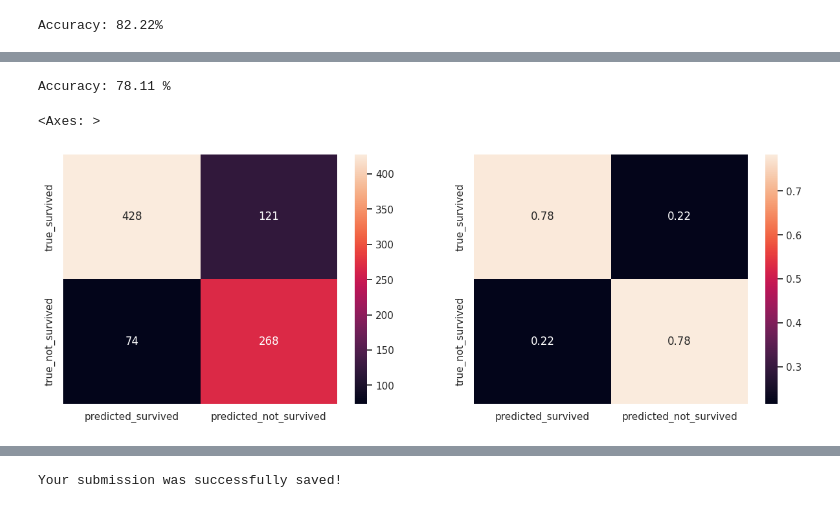
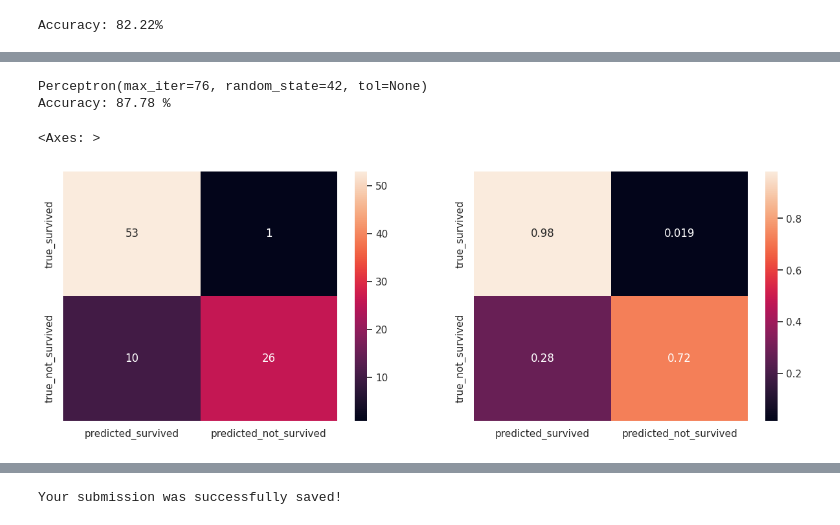
Before and after one commit to Ankudar/kaggle, a Jupyter notebook: titanic.ipynb, the cells around one changed output, grey strips where cells are left out. Saved outputs shown, nothing was run; the diff lists cells and outputs as text; code cells hidden in the pictures.

```diff
--- a/titanic.ipynb
+++ b/titanic.ipynb
@@ -648,7 +778,7 @@ if check_all_models == True:
 
     # Определение гиперпараметров
     param_grid = {
-        'n_estimators': range(15, 20),
+        'n_estimators': range(20, 50),
         'max_depth': range(1, 10)
     }
 
@@ -667,5 +797,5 @@ if check_all_models == True:
     acc_random_forest = round(grid_search.best_score_ * 100, 2)
 
     print(f"Best accuracy is {acc_random_forest}% with n_estimators = {best_params['n_estimators']}, max_depth = {best_params['max_depth']}")
-    results['RandomForestClassifier'] = {'best_accuracy': acc_random_forest, 'best_params': best_params}
+    results['RandomForestClassifier'] = {'best_accuracy': acc_random_forest, 'best_params': best_params, 'cv':3, 'n_jobs':-1}
 # %% [output]
@@ -695,5 +825,5 @@ if check_all_models == True:
     acc_catboost = round(grid_search.best_score_ * 100, 2)
 
     print(f"Best accuracy is {acc_catboost}% with iterations = {best_params['iterations']}, depth = {best_params['depth']} and learning_rate = {best_params['learning_rate']}")
-    results['CatBoostClassifier'] = {'best_accuracy': acc_catboost, 'best_params': best_params}
+    results['CatBoostClassifier'] = {'best_accuracy': acc_catboost, 'best_params': best_params, 'cv':3, 'n_jobs':-1}
 # %% [output]
@@ -723,5 +853,5 @@ if check_all_models == True:
     acc_gbc = round(grid_search.best_score_ * 100, 2)
 
     print(f"Best accuracy is {acc_gbc}% with n_estimators = {best_params['n_estimators']}, learning_rate = {best_params['learning_rate']} and max_depth = {best_params['max_depth']}")
-    results['GradientBoostingClassifier'] = {'best_accuracy': acc_gbc, 'best_params': best_params}
+    results['GradientBoostingClassifier'] = {'best_accuracy': acc_gbc, 'best_params': best_params, 'cv':3, 'n_jobs':-1}
 # %% [output]
@@ -753,5 +883,5 @@ if check_all_models == True:
     acc_xgb = round(grid_search.best_score_ * 100, 2)
 
     print(f"Best accuracy is {acc_xgb}% with n_estimators = {best_params['n_estimators']}, learning_rate = {best_params['learning_rate']} and max_depth = {best_params['max_depth']}")
-    results['XGBClassifier'] = {'best_accuracy': acc_xgb, 'best_params': best_params}
+    results['XGBClassifier'] = {'best_accuracy': acc_xgb, 'best_params': best_params, 'use_label_encoder': False, 'eval_metric':'mlogloss'}
 # %% [output]
@@ -840,12 +908,4 @@ Model: KNeighborsClassifier, Best Accuracy: 76.67 percent, Best Parameters: {'n_
 # %%
-#Матрица неточностей/ошибок (confusion matrix) по лучшей моделе
-from xgboost import XGBClassifier
-from sklearn.metrics import confusion_matrix
-import matplotlib.pyplot as plt
-import itertools
-import seaborn as sns
-sns.set()
-
 # Словарь, отображающий имя модели на её класс
 model_dict = {
     'LogisticRegression': LogisticRegression,
@@ -863,10 +923,9 @@ model_dict = {
 
 if check_all_models == False:
     model_name = "SGDClassifier"
-    best_params = {'max_iter': 51}
+    best_params = {'max_iter': 79, 'tol': None}
     results = {}
-    results[model_name] = {'best_params': best_params, 'best_accuracy': 0.9}  # Предположим, что лучшая точность составила 90%
-
+    results[model_name] = {'best_params': best_params, 'best_accuracy': 0.8889}  # Предположим, что лучшая точность составила 90%
 
 # Получение лучшей модели и её параметров
 best_model_name, best_model_info = max(results.items(), key=lambda x: x[1]['best_accuracy'])
@@ -874,44 +933,48 @@ best_model_class = model_dict[best_model_name]
 best_params = best_model_info['best_params']
 
 # Создание экземпляра лучшей модели с лучшими параметрами
-model = best_model_class(**best_params)
+if best_params is None:
+    model = best_model_class()
+else:
+    model = best_model_class(**best_params, random_state=r_state)
+    print(model)
 
 # Обучение модели и вывод результатов
-model.fit(X_train, y_train)
-y_pred = model.predict(X_train)
-acc = round(model.score(X_train, y_train) * 100, 2)
+model.fit(X_train_split, y_train_split)
+y_pred = model.predict(X_test_split)
+acc = round(model.score(X_test_split, y_test_split) * 100, 2)
 print(f"Accuracy: {acc} %")
 
 class_names = ['survived', 'not_survived']
 
 # Compute confusion matrix
-cnf_matrix = confusion_matrix(y_train, y_pred)
+cnf_matrix = confusion_matrix(y_test_split, y_pred)
 
 cnf_matrix_percent = cnf_matrix.astype('float') / cnf_matrix.sum(axis=1)[:, np.newaxis]
-
 
 true_class_names = ['true_survived', 'true_not_survived']
 predicted_class_names = ['predicted_survived', 'predicted_not_survived']
 
 df_cnf_matrix = pd.DataFrame(cnf_matrix,
                              index = true_class_names,
                              columns = predicted_class_names)
 
 df_cnf_matrix_percent = pd.DataFrame(cnf_matrix_percent,
                                      index = true_class_names,
                                      columns = predicted_class_names)
 
 plt.figure(figsize = (15,5))
 
 plt.subplot(121)
 sns.heatmap(df_cnf_matrix, annot=True, fmt='d')
 
 plt.subplot(122)
 sns.heatmap(df_cnf_matrix_percent, annot=True)
 # %% [output]
-Accuracy: 78.11 %
+Perceptron(max_iter=76, random_state=42, tol=None)
+Accuracy: 87.78 %
 <Axes: >
-[figure, old version]
+[figure, new version]
 # %%
 # Извлечение значений из матрицы ошибок
 tp = cnf_matrix[0, 0]  # True positives (правильно предсказано survived)
```
Also changed, not shown: parts of 61 cells of this notebook.
